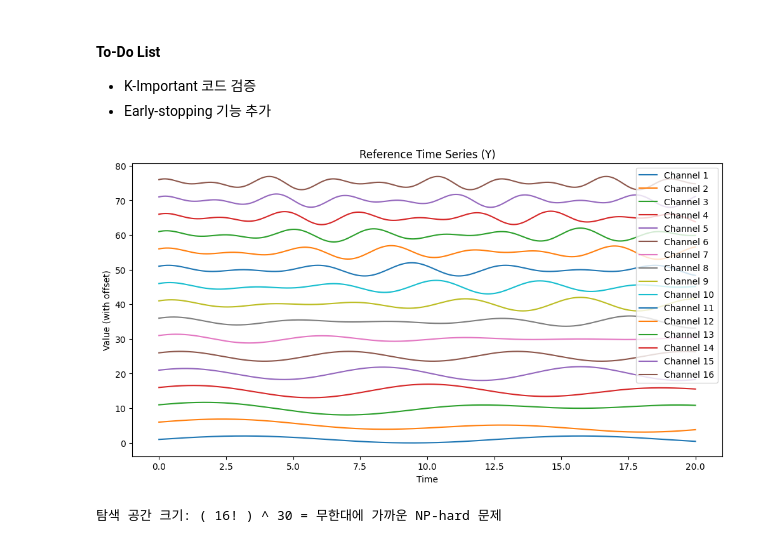
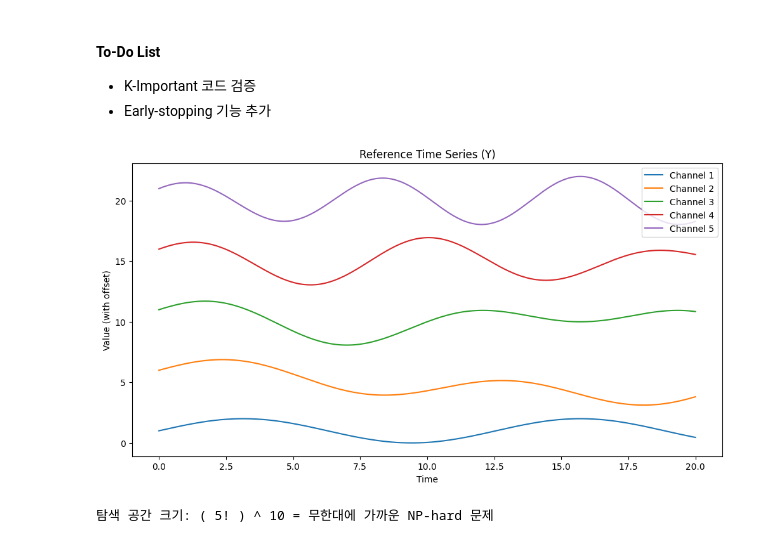
Before and after one commit to gurami85/time-series-channel-alignment, a Jupyter notebook: ts_channel_alignment.ipynb, the cells around one changed output. Drawn from its saved outputs; the diff is of its cells as text; code cells hidden in the pictures.

```diff
--- a/ts_channel_alignment.ipynb
+++ b/ts_channel_alignment.ipynb
@@ -1256,28 +1254,28 @@ def run_experiment_3(algorithms, T=1000, K=16, M=30, noise_list=[0.1, 0.3, 0.5,
 # %%
 # ==========================================
 # 공통 데이터 준비
 # ==========================================
 
 T = 1000            # 시계열 길이
-K = 16             # 채널 수 (경우의 수: 16! ≒ 20조 개)
-M = 30              # 소스 시계열 수 (센서 노드 또는 에이전트 수, 30)
-noise_level = 0.5   # 가우시안 노이즈 강도 (SNR 조절용)
+K = 5             # 채널 수 (경우의 수: 16! ≒ 20조 개)
+M = 10              # 소스 시계열 수 (센서 노드 또는 에이전트 수, 30)
+noise_level = 0.1   # 가우시안 노이즈 강도 (SNR 조절용)
 np.random.seed(1)  # 실험 재현성을 위한 시드 고정
 
 Y, X, ground_truth = generate_virtual_data(T, K, M, noise_level=0.5)
 BUDGET = 30000 # 동일한 연산 예산 부여
 
 # 기존 알고리즘 등록
 algorithms = {
     "RS": random_search,
     "SAHC": sahc_search,
     "SA": sa_search,
     "GA": ga_search,
     "TS": tabu_search
 }
 # %% [output]
-[figure, old version]
+[figure, new version]
-탐색 공간 크기: ( 16! ) ^ 30 = 무한대에 가까운 NP-hard 문제
+탐색 공간 크기: ( 5! ) ^ 10 = 무한대에 가까운 NP-hard 문제
 # %%
 # [실험 1] 실행 (10,000회 예산, 10회 반복)
 df_res, curves = run_experiment_1(
```
Also changed, not shown: parts of 5 cells of this notebook, 2 other files.
